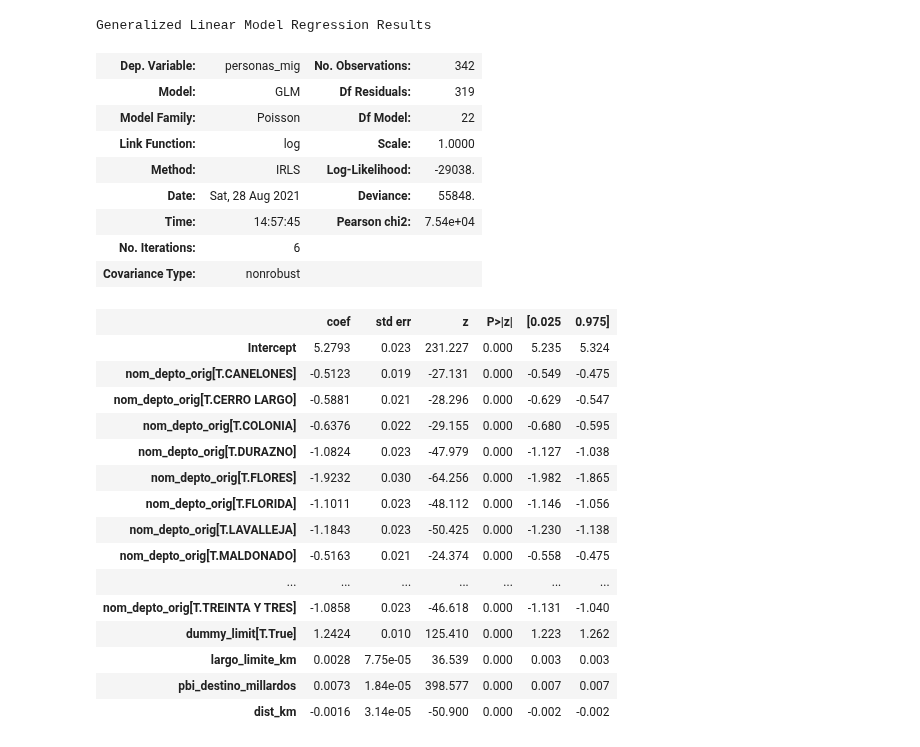
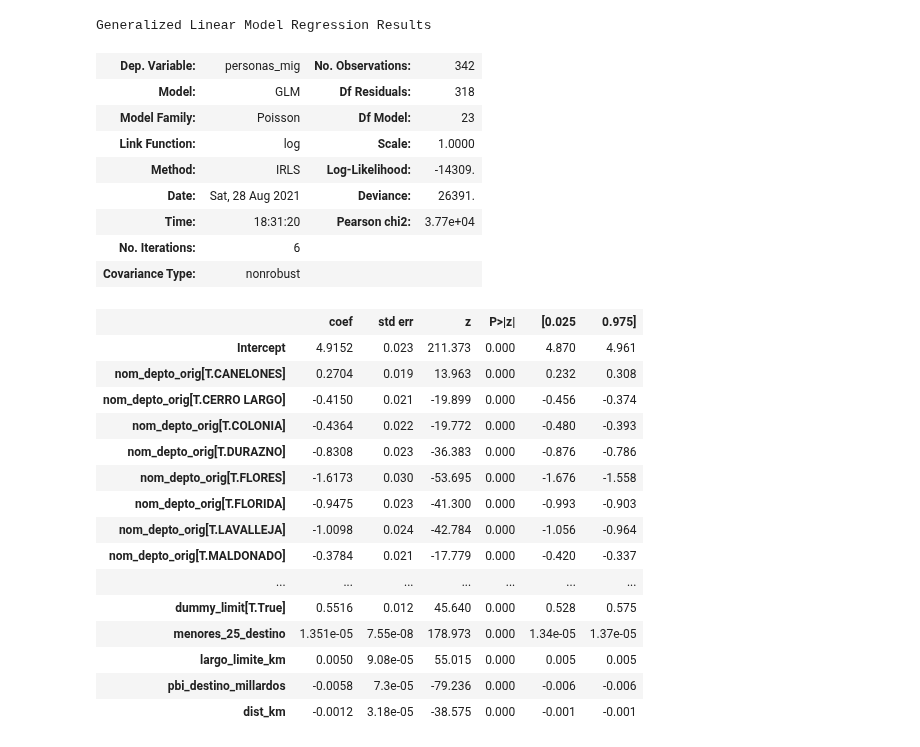
Before and after one commit to guillermodangelo/tesis, a Jupyter notebook: 07-MIE_departamentos_concreto.ipynb, the cells around one changed output. Drawn from its saved outputs; the diff is of its cells as text; code cells hidden in the pictures.

```diff
--- a/07-MIE_departamentos_concreto.ipynb
+++ b/07-MIE_departamentos_concreto.ipynb
@@ -32,43 +43,43 @@ Index(['cod', 'depto_origen', 'depto_destino', 'personas_mig',
 # %%
 # define el string tomado como fórmula
 formula = """
-personas_mig ~ nom_depto_orig + dummy_limit
+personas_mig ~ nom_depto_orig + dummy_limit + menores_25_destino
 + largo_limite_km + pbi_destino_millardos + dist_km + -1
 """
 
 # entrena y ajusta el modelo
 f = sm.families.Poisson()
 prodSim = smf.glm(formula=formula, data=dd_deptos, family=f).fit()
 
 # resultados
 prodSim.summary()
 # %% [output]
 Generalized Linear Model Regression Results
 | Dep. Variable: | personas_mig | No. Observations: | 342 |
-| Model: | GLM | Df Residuals: | 319 |
-| Model Family: | Poisson | Df Model: | 22 |
+| Model: | GLM | Df Residuals: | 318 |
+| Model Family: | Poisson | Df Model: | 23 |
 | Link Function: | log | Scale: | 1.0000 |
-| Method: | IRLS | Log-Likelihood: | -29038. |
-| Date: | Sat, 28 Aug 2021 | Deviance: | 55848. |
-| Time: | 14:57:45 | Pearson chi2: | 7.54e+04 |
+| Method: | IRLS | Log-Likelihood: | -14309. |
+| Date: | Sat, 28 Aug 2021 | Deviance: | 26391. |
+| Time: | 18:31:20 | Pearson chi2: | 3.77e+04 |
 | No. Iterations: | 6 |  |  |
 | Covariance Type: | nonrobust |  |  |
 |  | coef | std err | z | P>|z| | [0.025 | 0.975] |
-| Intercept | 5.2793 | 0.023 | 231.227 | 0.000 | 5.235 | 5.324 |
-| nom_depto_orig[T.CANELONES] | -0.5123 | 0.019 | -27.131 | 0.000 | -0.549 | -0.475 |
-| nom_depto_orig[T.CERRO LARGO] | -0.5881 | 0.021 | -28.296 | 0.000 | -0.629 | -0.547 |
-| nom_depto_orig[T.COLONIA] | -0.6376 | 0.022 | -29.155 | 0.000 | -0.680 | -0.595 |
-| nom_depto_orig[T.DURAZNO] | -1.0824 | 0.023 | -47.979 | 0.000 | -1.127 | -1.038 |
-| nom_depto_orig[T.FLORES] | -1.9232 | 0.030 | -64.256 | 0.000 | -1.982 | -1.865 |
-| nom_depto_orig[T.FLORIDA] | -1.1011 | 0.023 | -48.112 | 0.000 | -1.146 | -1.056 |
-| nom_depto_orig[T.LAVALLEJA] | -1.1843 | 0.023 | -50.425 | 0.000 | -1.230 | -1.138 |
-| nom_depto_orig[T.MALDONADO] | -0.5163 | 0.021 | -24.374 | 0.000 | -0.558 | -0.475 |
+| Intercept | 4.9152 | 0.023 | 211.373 | 0.000 | 4.870 | 4.961 |
+| nom_depto_orig[T.CANELONES] | 0.2704 | 0.019 | 13.963 | 0.000 | 0.232 | 0.308 |
+| nom_depto_orig[T.CERRO LARGO] | -0.4150 | 0.021 | -19.899 | 0.000 | -0.456 | -0.374 |
+| nom_depto_orig[T.COLONIA] | -0.4364 | 0.022 | -19.772 | 0.000 | -0.480 | -0.393 |
+| nom_depto_orig[T.DURAZNO] | -0.8308 | 0.023 | -36.383 | 0.000 | -0.876 | -0.786 |
+| nom_depto_orig[T.FLORES] | -1.6173 | 0.030 | -53.695 | 0.000 | -1.676 | -1.558 |
+| nom_depto_orig[T.FLORIDA] | -0.9475 | 0.023 | -41.300 | 0.000 | -0.993 | -0.903 |
+| nom_depto_orig[T.LAVALLEJA] | -1.0098 | 0.024 | -42.784 | 0.000 | -1.056 | -0.964 |
+| nom_depto_orig[T.MALDONADO] | -0.3784 | 0.021 | -17.779 | 0.000 | -0.420 | -0.337 |
 | ... | ... | ... | ... | ... | ... | ... |
-| nom_depto_orig[T.TREINTA Y TRES] | -1.0858 | 0.023 | -46.618 | 0.000 | -1.131 | -1.040 |
-| dummy_limit[T.True] | 1.2424 | 0.010 | 125.410 | 0.000 | 1.223 | 1.262 |
-| largo_limite_km | 0.0028 | 7.75e-05 | 36.539 | 0.000 | 0.003 | 0.003 |
-| pbi_destino_millardos | 0.0073 | 1.84e-05 | 398.577 | 0.000 | 0.007 | 0.007 |
-| dist_km | -0.0016 | 3.14e-05 | -50.900 | 0.000 | -0.002 | -0.002 |
+| dummy_limit[T.True] | 0.5516 | 0.012 | 45.640 | 0.000 | 0.528 | 0.575 |
+| menores_25_destino | 1.351e-05 | 7.55e-08 | 178.973 | 0.000 | 1.34e-05 | 1.37e-05 |
+| largo_limite_km | 0.0050 | 9.08e-05 | 55.015 | 0.000 | 0.005 | 0.005 |
+| pbi_destino_millardos | -0.0058 | 7.3e-05 | -79.236 | 0.000 | -0.006 | -0.006 |
+| dist_km | -0.0012 | 3.18e-05 | -38.575 | 0.000 | -0.001 | -0.001 |
 # %%
 actual_counts = dd_deptos.personas_mig
 predicted_counts = prodSim.predict()
```
Also changed, not shown: parts of 13 cells of this notebook, 2 other files.
